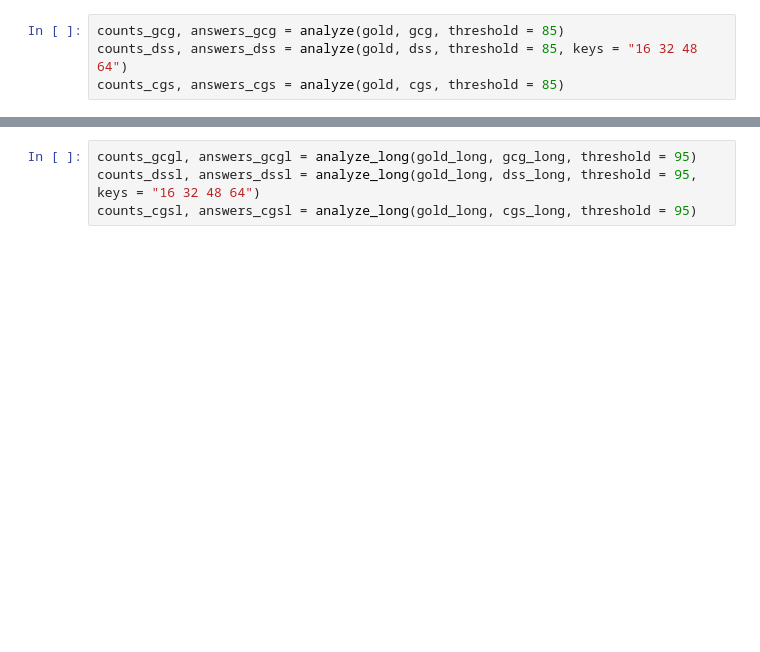
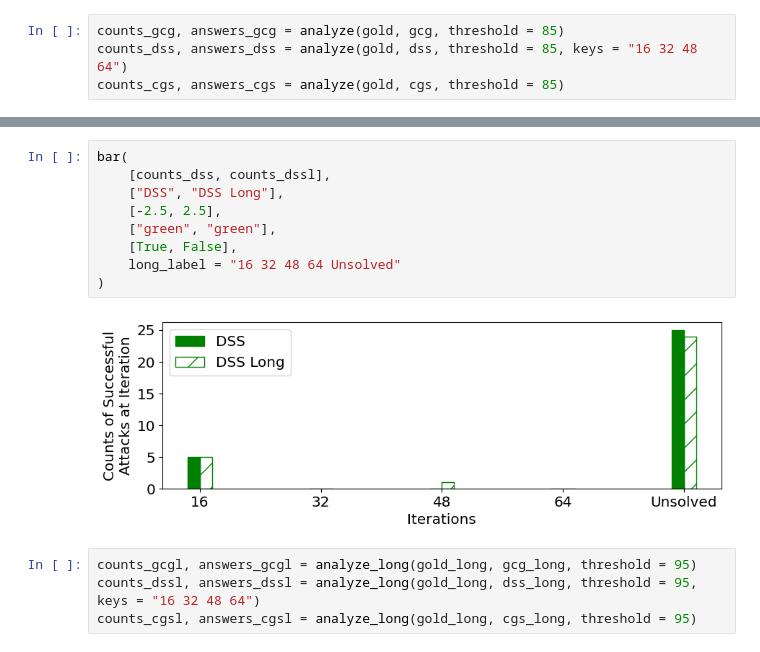
Before and after one commit to nexync/llm-auditing, a Jupyter notebook: notebooks/analysis_jeff.ipynb, the cells around one changed output, grey strips where cells are left out. Cells and saved outputs as stored; diff of their text form; blank space fills up the shorter version.

```diff
--- a/notebooks/analysis_jeff.ipynb
+++ b/notebooks/analysis_jeff.ipynb
@@ -84,3 +144,14 @@ counts_cgs, answers_cgs = analyze(gold, cgs, threshold = 85)
+# %%
+bar(
+    [counts_dss, counts_dssl],
+    ["DSS", "DSS Long"],
+    [-2.5, 2.5],
+    ["green", "green"],
+    [True, False],
+    long_label = "16 32 48 64 Unsolved"
+)
+# %% [output]
+[figure, added]
 # %%
 counts_gcgl, answers_gcgl = analyze_long(gold_long, gcg_long, threshold = 95)
 counts_dssl, answers_dssl = analyze_long(gold_long, dss_long, threshold = 95, keys = "16 32 48 64")
```
Also changed, not shown: parts of 8 cells of this notebook, 3 other files.
